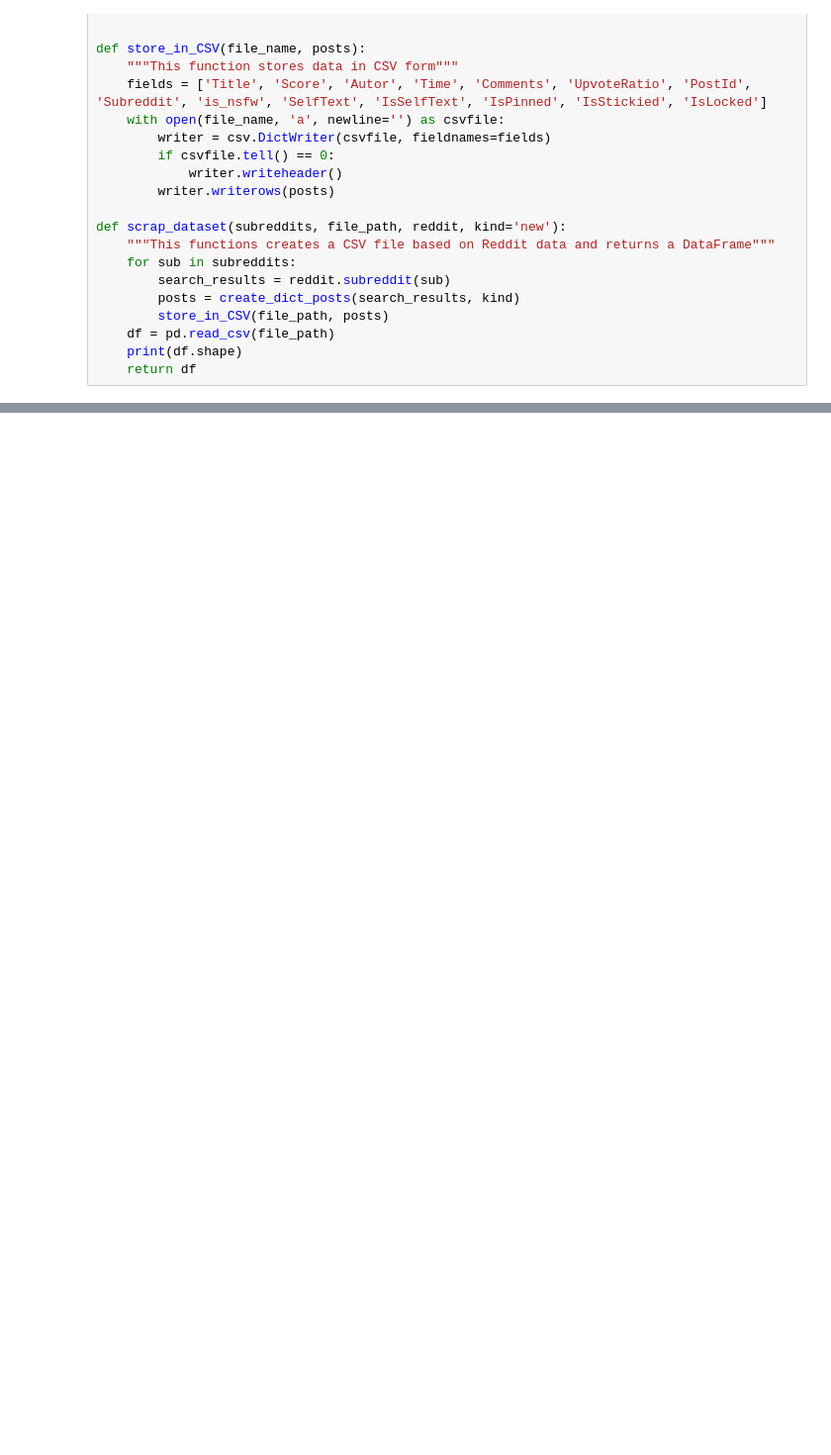
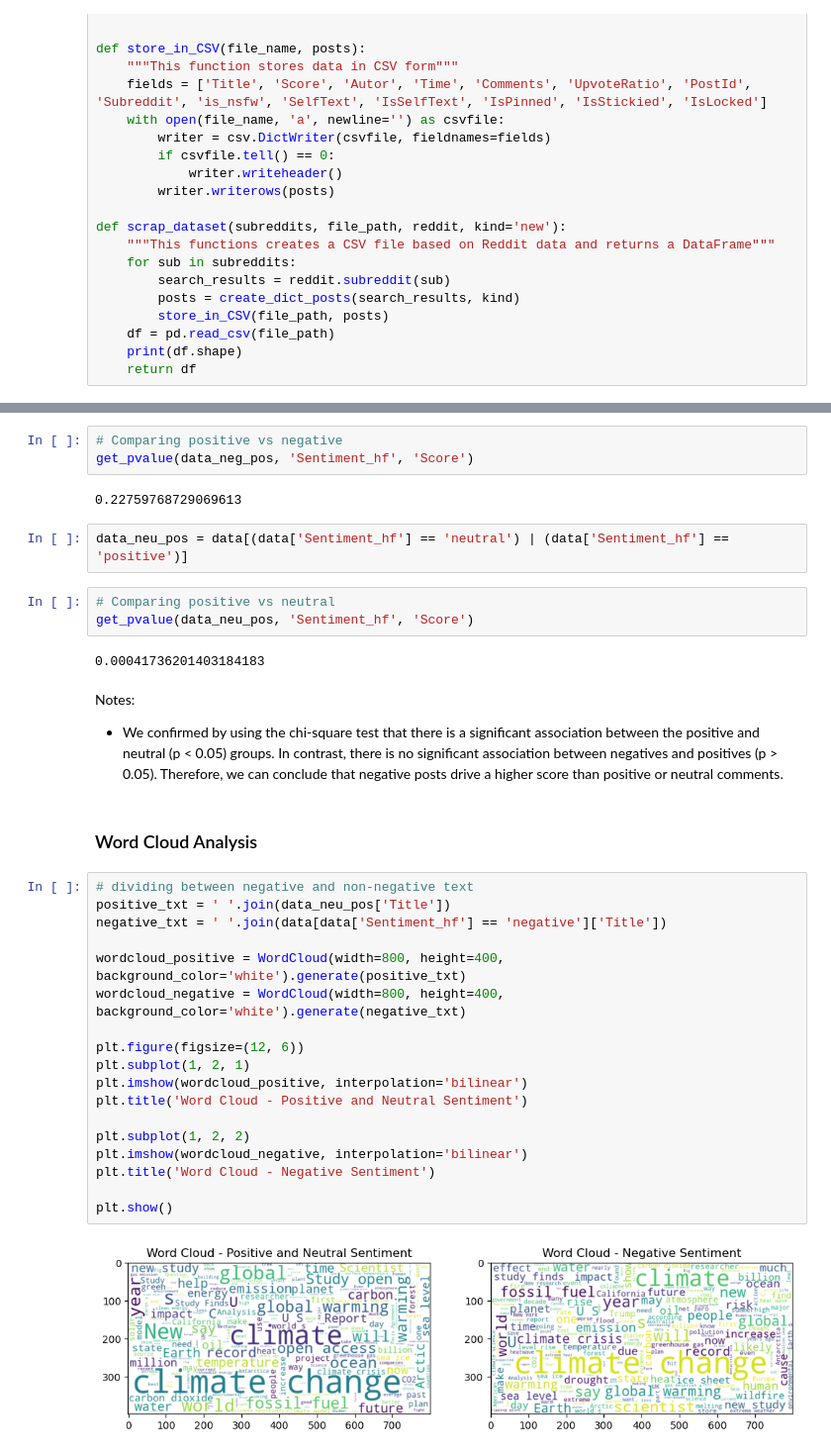
Before and after one commit to mlgomez0/advanced_python_project, a Jupyter notebook: notebooks/climate_change.ipynb, the cells around one changed output, grey strips where cells are left out. Shown: that part at 99% size. Cells and saved outputs as stored; diff of their text form; blank space fills up the shorter version.

```diff
--- a/notebooks/climate_change.ipynb
+++ b/notebooks/climate_change.ipynb
@@ -107,0 +256,38 @@ df.head()
+# %%
+# Comparing positive vs negative
+get_pvalue(data_neg_pos, 'Sentiment_hf', 'Score')
+# %% [output]
+0.22759768729069613
+# %%
+data_neu_pos = data[(data['Sentiment_hf'] == 'neutral') | (data['Sentiment_hf'] == 'positive')]
+# %%
+# Comparing positive vs neutral
+get_pvalue(data_neu_pos, 'Sentiment_hf', 'Score')
+# %% [output]
+0.00041736201403184183
+# %% [markdown]
+Notes:
+
+- We confirmed by using the chi-square test that there is a significant association between the positive and neutral (p < 0.05) groups. In contrast, there is no significant association between negatives and positives (p > 0.05). Therefore, we can conclude that negative posts drive a higher score than positive or neutral comments.
+# %% [markdown]
+### Word Cloud Analysis
+# %%
+# dividing between negative and non-negative text
+positive_txt = ' '.join(data_neu_pos['Title'])
+negative_txt = ' '.join(data[data['Sentiment_hf'] == 'negative']['Title'])
+
+wordcloud_positive = WordCloud(width=800, height=400, background_color='white').generate(positive_txt)
+wordcloud_negative = WordCloud(width=800, height=400, background_color='white').generate(negative_txt)
+
+plt.figure(figsize=(12, 6))
+plt.subplot(1, 2, 1)
+plt.imshow(wordcloud_positive, interpolation='bilinear')
+plt.title('Word Cloud - Positive and Neutral Sentiment')
+
+plt.subplot(1, 2, 2)
+plt.imshow(wordcloud_negative, interpolation='bilinear')
+plt.title('Word Cloud - Negative Sentiment')
+
+plt.show()
+# %% [output]
+[figure, added]
```
Also changed, not shown: parts of 32 cells of this notebook, 2 other files.
